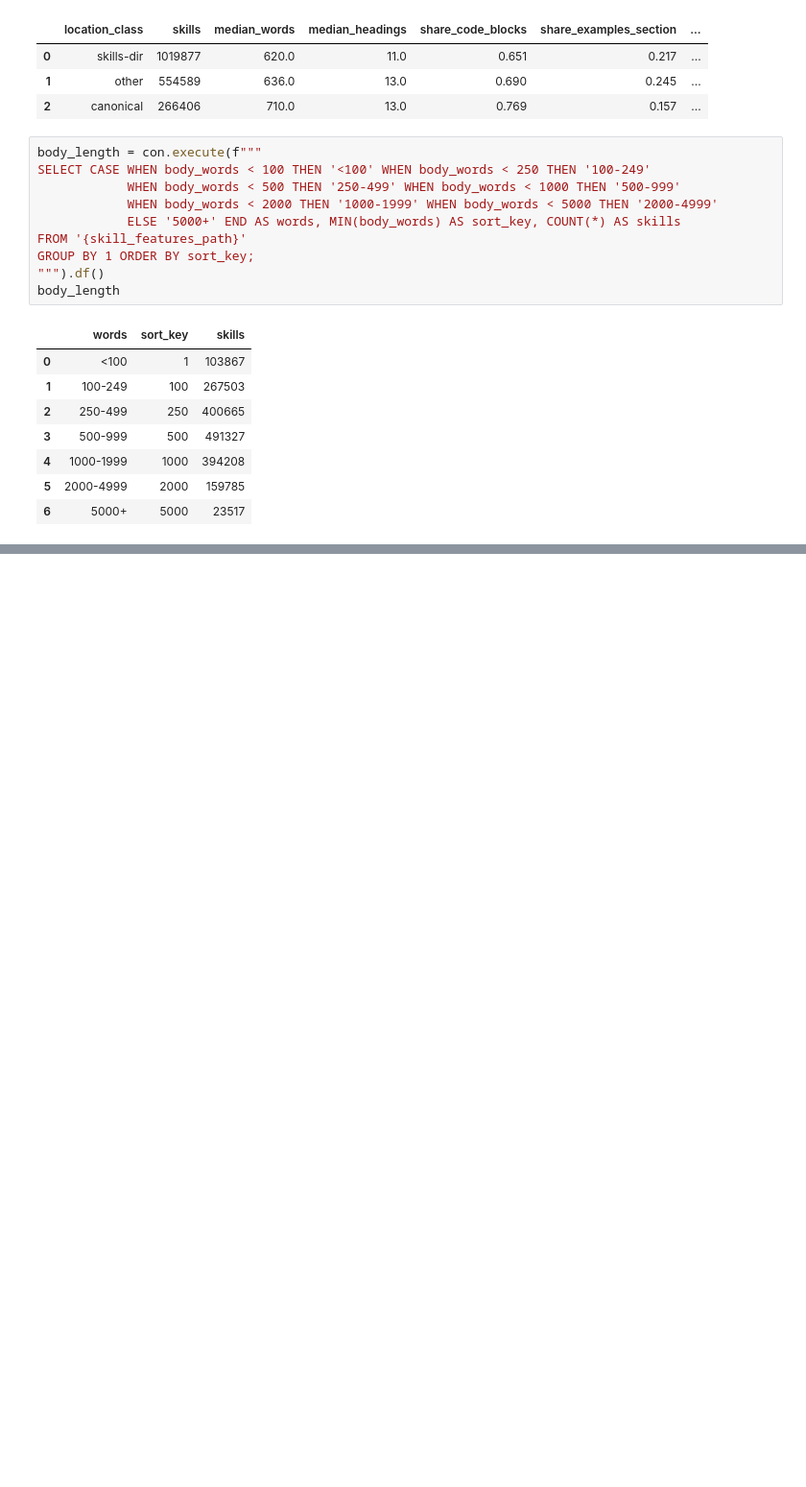
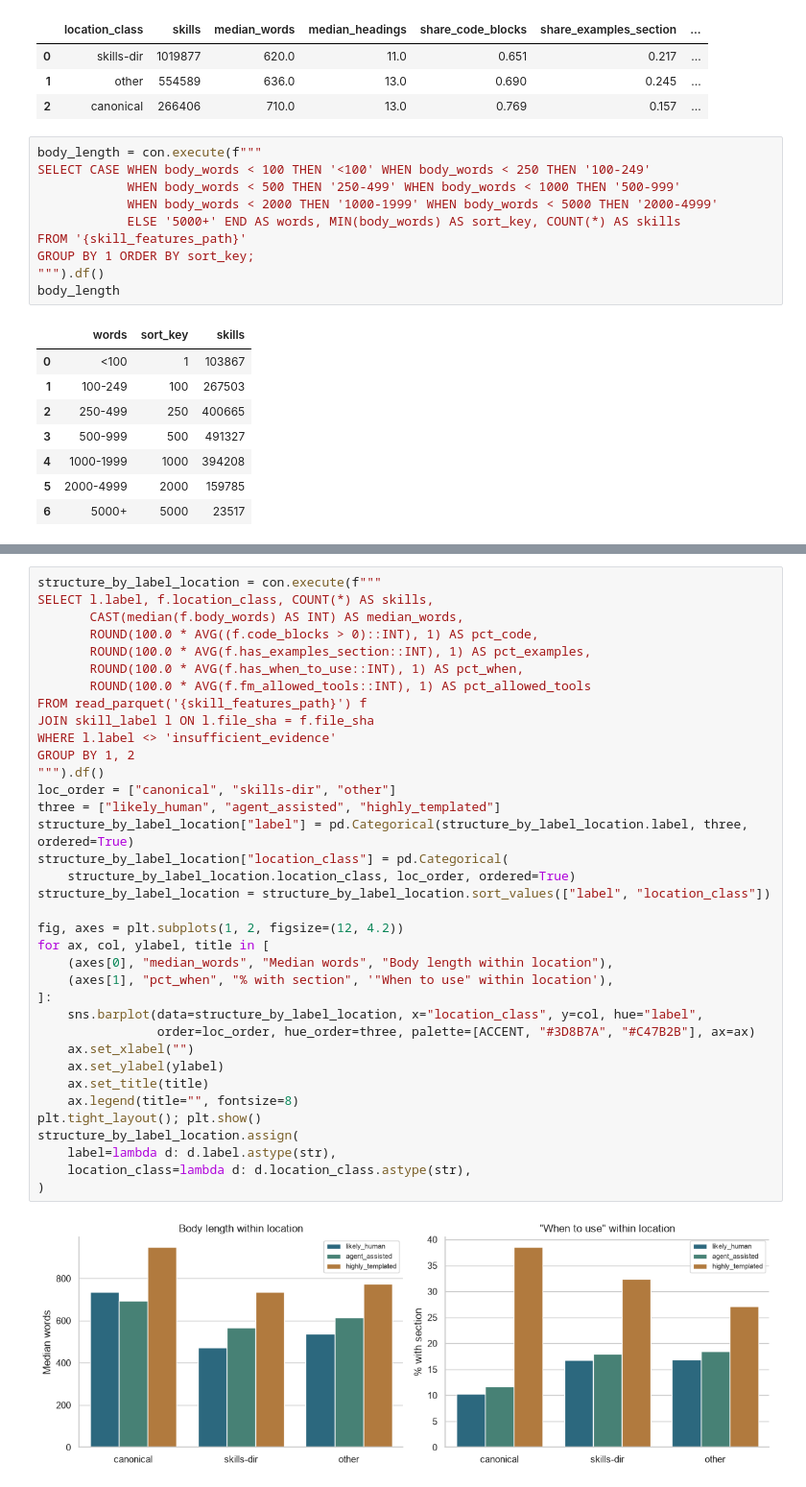
Before and after one commit to TJ690/SWE-Group-Project--Project-3, a Jupyter notebook: src/notebooks/EDA_content.ipynb, the cells around one changed output, grey strips where cells are left out. Shown at 96% size. Drawn from its saved outputs; the diff is of its cells as text; blank space fills up the shorter version.

```diff
--- a/src/notebooks/EDA_content.ipynb
+++ b/src/notebooks/EDA_content.ipynb
@@ -256,0 +400,38 @@ starting with `#` inside a code block counts as a heading.
+# %%
+structure_by_label_location = con.execute(f"""
+SELECT l.label, f.location_class, COUNT(*) AS skills,
+       CAST(median(f.body_words) AS INT) AS median_words,
+       ROUND(100.0 * AVG((f.code_blocks > 0)::INT), 1) AS pct_code,
+       ROUND(100.0 * AVG(f.has_examples_section::INT), 1) AS pct_examples,
+       ROUND(100.0 * AVG(f.has_when_to_use::INT), 1) AS pct_when,
+       ROUND(100.0 * AVG(f.fm_allowed_tools::INT), 1) AS pct_allowed_tools
+FROM read_parquet('{skill_features_path}') f
+JOIN skill_label l ON l.file_sha = f.file_sha
+WHERE l.label <> 'insufficient_evidence'
+GROUP BY 1, 2
+""").df()
+loc_order = ["canonical", "skills-dir", "other"]
+three = ["likely_human", "agent_assisted", "highly_templated"]
+structure_by_label_location["label"] = pd.Categorical(structure_by_label_location.label, three, ordered=True)
+structure_by_label_location["location_class"] = pd.Categorical(
+    structure_by_label_location.location_class, loc_order, ordered=True)
+structure_by_label_location = structure_by_label_location.sort_values(["label", "location_class"])
+
+fig, axes = plt.subplots(1, 2, figsize=(12, 4.2))
+for ax, col, ylabel, title in [
+    (axes[0], "median_words", "Median words", "Body length within location"),
+    (axes[1], "pct_when", "% with section", '"When to use" within location'),
+]:
+    sns.barplot(data=structure_by_label_location, x="location_class", y=col, hue="label",
+                order=loc_order, hue_order=three, palette=[ACCENT, "#3D8B7A", "#C47B2B"], ax=ax)
+    ax.set_xlabel("")
+    ax.set_ylabel(ylabel)
+    ax.set_title(title)
+    ax.legend(title="", fontsize=8)
+plt.tight_layout(); plt.show()
+structure_by_label_location.assign(
+    label=lambda d: d.label.astype(str),
+    location_class=lambda d: d.location_class.astype(str),
+)
+# %% [output]
+[figure, added]
```
Also changed, not shown: parts of 7 cells of this notebook, 4 other files.
